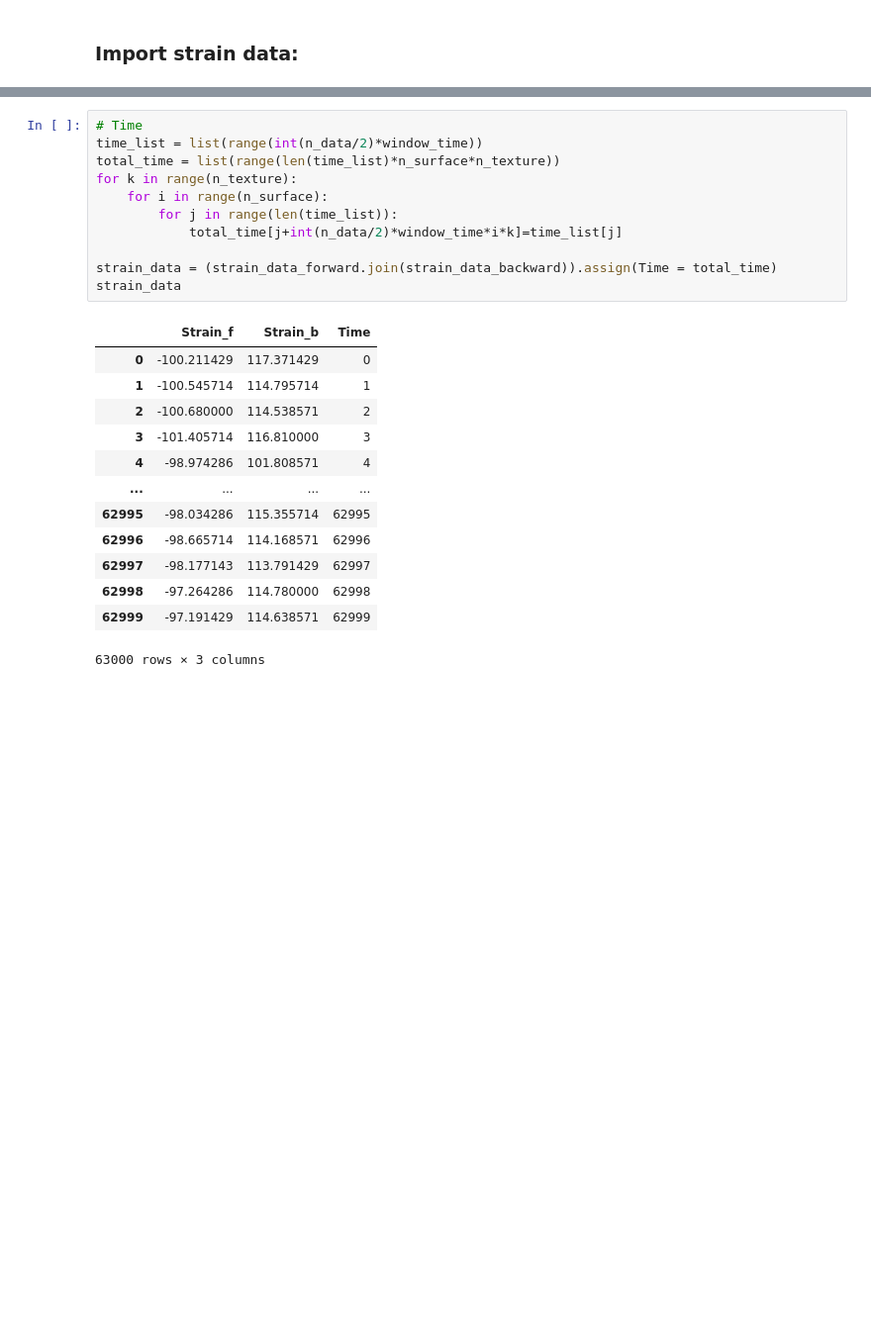
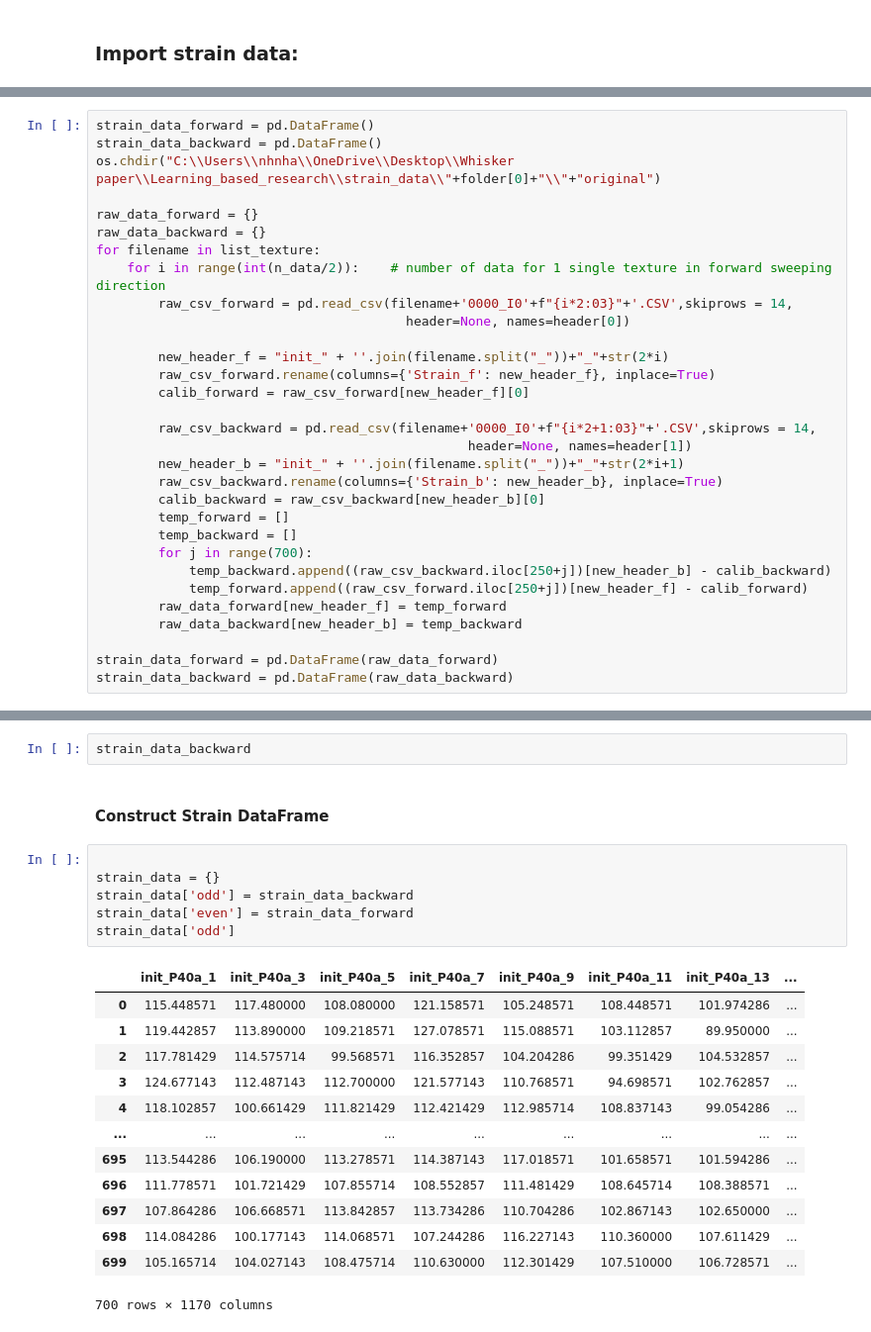
Before and after one commit to nhnhan92/Morph_Comp_Ho-Nguyen, a Jupyter notebook: pre-processing/main_ipynb.ipynb, the cells around one changed output, grey strips where cells are left out. Shown at 99% size. Saved outputs shown, nothing was run; the diff lists cells and outputs as text; blank space fills up the shorter version.

```diff
--- a/pre-processing/main_ipynb.ipynb
+++ b/pre-processing/main_ipynb.ipynb
@@ -20,0 +27,31 @@ folder = ['test_data_02_28']
+# %%
+strain_data_forward = pd.DataFrame()
+strain_data_backward = pd.DataFrame()
+os.chdir("C:\\Users\\nhnha\\OneDrive\\Desktop\\Whisker paper\\Learning_based_research\\strain_data\\"+folder[0]+"\\"+"original")
+
+raw_data_forward = {}
+raw_data_backward = {}
+for filename in list_texture:
+    for i in range(int(n_data/2)):    # number of data for 1 single texture in forward sweeping direction
+        raw_csv_forward = pd.read_csv(filename+'0000_I0'+f"{i*2:03}"+'.CSV',skiprows = 14,
+                                        header=None, names=header[0])
+
+        new_header_f = "init_" + ''.join(filename.split("_"))+"_"+str(2*i)
+        raw_csv_forward.rename(columns={'Strain_f': new_header_f}, inplace=True)
+        calib_forward = raw_csv_forward[new_header_f][0]
+
+        raw_csv_backward = pd.read_csv(filename+'0000_I0'+f"{i*2+1:03}"+'.CSV',skiprows = 14,
+                                                header=None, names=header[1])
+        new_header_b = "init_" + ''.join(filename.split("_"))+"_"+str(2*i+1)
+        raw_csv_backward.rename(columns={'Strain_b': new_header_b}, inplace=True)
+        calib_backward = raw_csv_backward[new_header_b][0]
+        temp_forward = []
+        temp_backward = []
+        for j in range(700):
+            temp_backward.append((raw_csv_backward.iloc[250+j])[new_header_b] - calib_backward)
+            temp_forward.append((raw_csv_forward.iloc[250+j])[new_header_f] - calib_forward)
+        raw_data_forward[new_header_f] = temp_forward
+        raw_data_backward[new_header_b] = temp_backward
+
+strain_data_forward = pd.DataFrame(raw_data_forward)
+strain_data_backward = pd.DataFrame(raw_data_backward)
@@ -58,25 +96,24 @@ strain_data_backward
-# %%
-# Time
-time_list = list(range(int(n_data/2)*window_time))
-total_time = list(range(len(time_list)*n_surface*n_texture))
-for k in range(n_texture):
-    for i in range(n_surface):
-        for j in range(len(time_list)):
-            total_time[j+int(n_data/2)*window_time*i*k]=time_list[j]
-
-strain_data = (strain_data_forward.join(strain_data_backward)).assign(Time = total_time)
-strain_data
-# %% [output]
-|  | Strain_f | Strain_b | Time |
-| 0 | -100.211429 | 117.371429 | 0 |
-| 1 | -100.545714 | 114.795714 | 1 |
-| 2 | -100.680000 | 114.538571 | 2 |
-| 3 | -101.405714 | 116.810000 | 3 |
-| 4 | -98.974286 | 101.808571 | 4 |
-| ... | ... | ... | ... |
-| 62995 | -98.034286 | 115.355714 | 62995 |
-| 62996 | -98.665714 | 114.168571 | 62996 |
-| 62997 | -98.177143 | 113.791429 | 62997 |
-| 62998 | -97.264286 | 114.780000 | 62998 |
-| 62999 | -97.191429 | 114.638571 | 62999 |
-63000 rows × 3 columns
+# %%
+strain_data_backward
+# %% [markdown]
+#### Construct Strain DataFrame
+# %%
+
+strain_data = {}
+strain_data['odd'] = strain_data_backward
+strain_data['even'] = strain_data_forward
+strain_data['odd']
+# %% [output]
+|  | init_P40a_1 | init_P40a_3 | init_P40a_5 | init_P40a_7 | init_P40a_9 | init_P40a_11 | init_P40a_13 | ... |
+| 0 | 115.448571 | 117.480000 | 108.080000 | 121.158571 | 105.248571 | 108.448571 | 101.974286 | ... |
+| 1 | 119.442857 | 113.890000 | 109.218571 | 127.078571 | 115.088571 | 103.112857 | 89.950000 | ... |
+| 2 | 117.781429 | 114.575714 | 99.568571 | 116.352857 | 104.204286 | 99.351429 | 104.532857 | ... |
+| 3 | 124.677143 | 112.487143 | 112.700000 | 121.577143 | 110.768571 | 94.698571 | 102.762857 | ... |
+| 4 | 118.102857 | 100.661429 | 111.821429 | 112.421429 | 112.985714 | 108.837143 | 99.054286 | ... |
+| ... | ... | ... | ... | ... | ... | ... | ... | ... |
+| 695 | 113.544286 | 106.190000 | 113.278571 | 114.387143 | 117.018571 | 101.658571 | 101.594286 | ... |
+| 696 | 111.778571 | 101.721429 | 107.855714 | 108.552857 | 111.481429 | 108.645714 | 108.388571 | ... |
+| 697 | 107.864286 | 106.668571 | 113.842857 | 113.734286 | 110.704286 | 102.867143 | 102.650000 | ... |
+| 698 | 114.084286 | 100.177143 | 114.068571 | 107.244286 | 116.227143 | 110.360000 | 107.611429 | ... |
+| 699 | 105.165714 | 104.027143 | 108.475714 | 110.630000 | 112.301429 | 107.510000 | 106.728571 | ... |
+700 rows × 1170 columns
```
Also changed, not shown: parts of 20 cells of this notebook.
